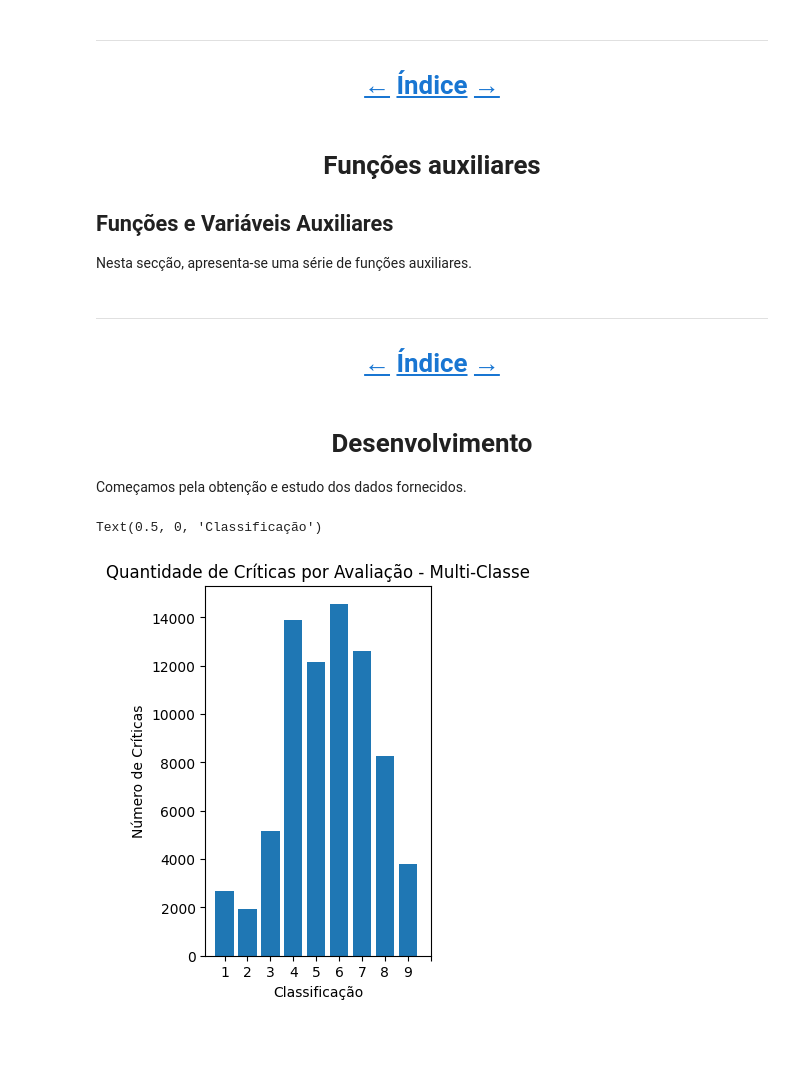
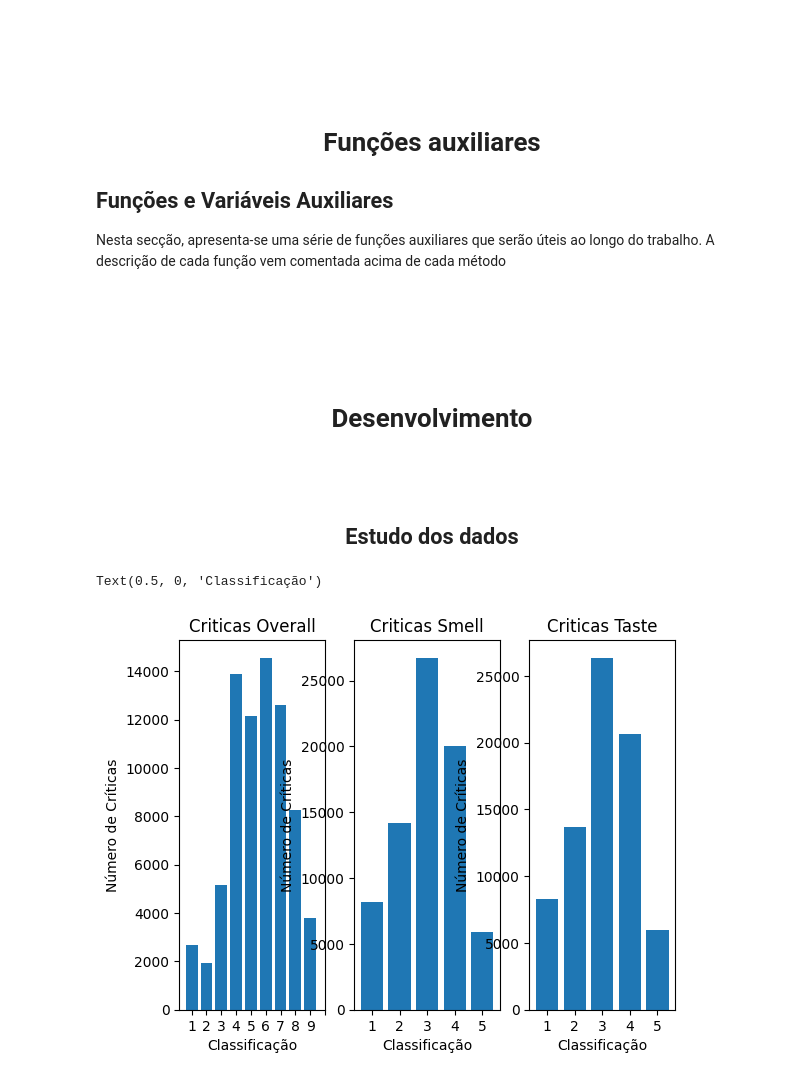
Before and after one commit to EduardoRMarks/ISEL_AA, a Jupyter notebook: Projeto/A45871A45977.ipynb, the cells around one changed output. Drawn from its saved outputs; the diff is of its cells as text; code cells hidden in the pictures; blank space fills up the shorter version.

```diff
--- a/Projeto/A45871A45977.ipynb
+++ b/Projeto/A45871A45977.ipynb
@@ -48,10 +103,9 @@ from sklearn.svm import LinearSVC
 # %% [markdown]
-***
-<a id='section1'/></a>
-# <center>[←](#section0) [Índice](#section0) [→](#section1)<br><br>Funções auxiliares<b></b></center>
+<a id='section'/></a>
+# <center><br><br><b>Funções auxiliares</b></center>
 
 ## Funções e Variáveis Auxiliares
-Nesta secção, apresenta-se uma série de funções auxiliares.
+Nesta secção, apresenta-se uma série de funções auxiliares que serão úteis ao longo do trabalho. A descrição de cada função vem comentada acima de cada método
 # %%
 # Recebe o nome de um ficheiro que contenha informação a ser lida como pickle.
 def openFile(filename):
@@ -73,41 +131,56 @@ def cleanFile(documentos, binary=False):
 
     return documentos
 # %% [markdown]
-***
 <a id='section2'/></a>
-# <center>[←](#section1) [Índice](#section0) [→](#section3)<br><br>Desenvolvimento<b></b></center>
+# <center><br><br><b>Desenvolvimento</b></center>
 
-Começamos pela obtenção e estudo dos dados fornecidos.
+
+<a id='section2-1'/></a>
+## <center><br><br><b>Estudo dos dados</b></center>
 # %%
 D_train = openFile('rateBeer75Ktrain.p')
 D_test = openFile('rateBeer25Ktest.p')
 # %%
+D_train = openFile('rateBeer75Ktrain.p')
+D_test = openFile('rateBeer25Ktest.p')
 # X de treino
 X1 = np.array([value["review"] for value in D_train.values()])
 # y de treino
-y1Feel = np.array([value["feel"][0] for value in D_train.values()])
-y1Look = np.array([value["look"][0] for value in D_train.values()])
 y1Smell = np.array([value["smell"][0] for value in D_train.values()])
 y1Taste = np.array([value["taste"][0] for value in D_train.values()])
 y1Overall = np.array([value["overall"][0] for value in D_train.values()])
 
 # X de teste
 X2 = np.array([value["review"] for value in D_test.values()])
 # y de teste
-y2Feel = np.array([value["feel"][0] for value in D_test.values()])
-y2Look = np.array([value["look"][0] for value in D_test.values()])
 y2Smell = np.array([value["smell"][0] for value in D_test.values()])
 y2Taste = np.array([value["taste"][0] for value in D_test.values()])
 y2Overall = np.array([value["overall"][0] for value in D_test.values()])
 
-labels, counts = np.unique(y1Overall, return_counts=True)
+labels_overall, counts_overall = np.unique(y1Overall, return_counts=True)
+labels_smell, counts_smell = np.unique(y1Smell, return_counts=True)
+labels_taste, counts_taste = np.unique(y1Taste, return_counts=True)
 
-plt.subplot(121)
-plt.title('Quantidade de Críticas por Avaliação - Multi-Classe')
-plt.bar(labels, counts, align='center')
+plt.subplot(131)
+plt.title('Criticas Overall')
+plt.bar(labels_overall, counts_overall, align='center')
 plt.xticks(np.arange(0, 10, step=1))
 plt.ylabel('Número de Críticas')
 plt.xlabel('Classificação')
+
+plt.subplot(132)
+plt.title('Criticas Smell')
+plt.bar(labels_smell, counts_smell, align='center')
+plt.xticks(np.arange(0, 5, step=1))
+plt.ylabel('Número de Críticas')
+plt.xlabel('Classificação')
+
+plt.subplot(133)
+plt.title('Criticas Taste')
+plt.bar(labels_taste, counts_taste, align='center')
+plt.xticks(np.arange(0, 5, step=1))
+plt.ylabel('Número de Críticas')
+plt.xlabel('Classificação')
 # %% [output]
 Text(0.5, 0, 'Classificação')
-[figure, old version]
+[figure, new version]
```
Also changed, not shown: parts of 91 cells of this notebook, 24 other files.
